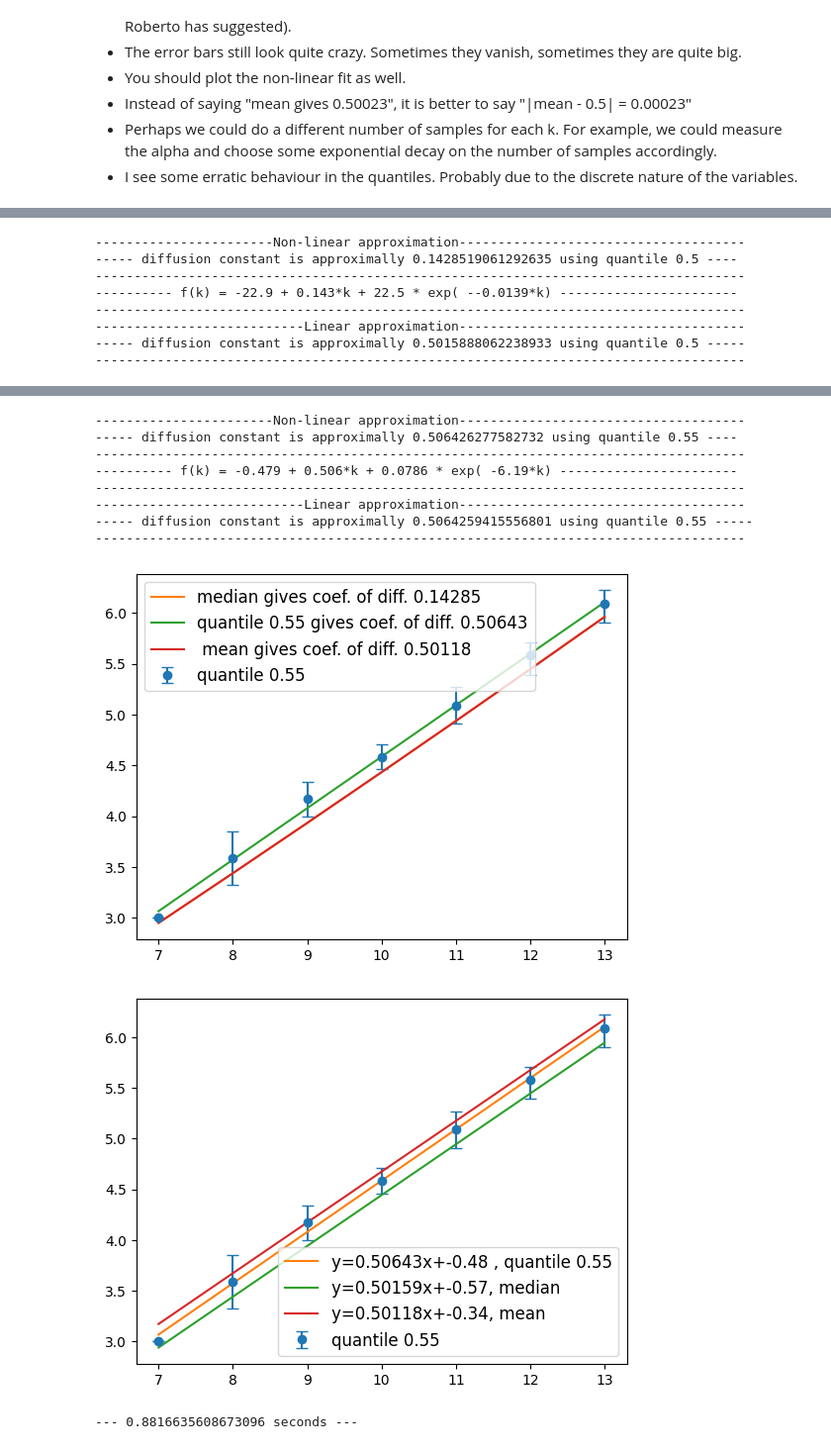
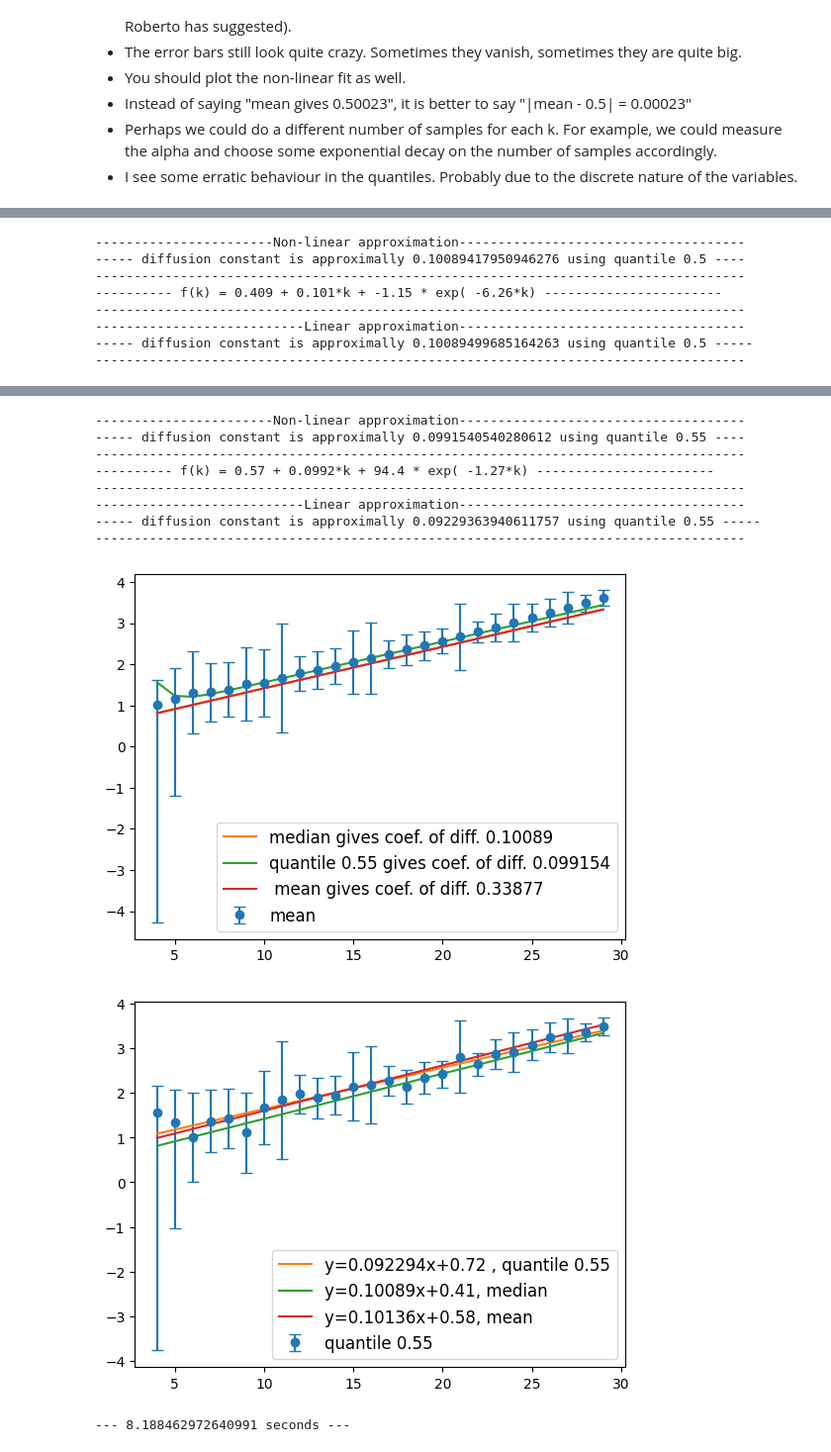
Before and after one commit to IgorSSBarbosa/Random-Walk, a Jupyter notebook: non_linear_fast_version.ipynb, the cells around one changed output, grey strips where cells are left out. Shown at 99% size. Cells and saved outputs as stored; diff of their text form; code cells hidden in the pictures.

```diff
--- a/non_linear_fast_version.ipynb
+++ b/non_linear_fast_version.ipynb
@@ -38,21 +38,21 @@ from scipy.optimize import least_squares # for nonlinear regression usinf min sq
 # seed the pseudorandom number generator
 from random import seed
 from random import random
-seed(2001) # seed random number generator
+seed(20019) # seed random number generator
 start_time = time.time()
 
-point1 = 5
-point2 = 14
-start = 7
+point1 = 4
+point2 = 30
+start = 4
 
-numbsimul = 160000
+numbsimul = 1600000
 Size = np.linspace(start, point2-1, point2-start)
 
 A = np.zeros((point2 - start,numbsimul))
 
 # simulations of random walks
 for k in range(start,point2):
-    n=pow(2,k)
+    n=pow(1.2,k)
     A[k-start] = 2*np.random.binomial(n,0.5,numbsimul) - n
 
 
@@ -70,7 +70,7 @@ def treat_this_data(A):
     return (absA,sortedAbs,meanA, median)
 
 # calculating the interval of confidence
-alpha = 0.001 # confidence level
+alpha = 0.01 # confidence level
 
 def confidence_level(logq, point2, sortedAbs):
     lowerboundindex = [math.floor(0.5*(numbsimul - math.sqrt(numbsimul)*norm.isf(alpha))) for i in range(point2)]
@@ -104,9 +104,9 @@ def regression(q, Size, A):
 
     quantile = np.quantile(absA, q, 1)
 
-    logquantile = np.log(quantile)/np.log(2)
-    logmean = np.log(meanA)/np.log(2)
-    logmedian = np.log(median)/np.log(2)
+    logquantile = np.log(1+quantile)/np.log(2)
+    logmean = np.log(meanA+1)/np.log(2)
+    logmedian = np.log(median+1)/np.log(2)
 
     if len(Size) > 2:
         # non linear regression
@@ -132,7 +132,7 @@ def regression(q, Size, A):
     if len(Size)>2:
         # Print non-linear graphics
         errorbar = confidence_level(logquantile, len(Size), sortedAbs)
-        plt.errorbar(Size,logquantile,yerr=errorbar,linestyle = 'None', label = 'quantile {:.2}'.format(q),capsize=4, marker = 'o')
+        plt.errorbar(Size,logmean,yerr=errorbar,linestyle = 'None', label = 'mean',capsize=4, marker = 'o')
         plt.plot(Size, fit_func(pmedian.x,Size), label='median gives coef. of diff. {:.5}'.format(pmedian.x[0]))
         plt.plot(Size, fit_func(func.x,Size), label='quantile {:.2} gives coef. of diff. {:.5}'.format(q,func.x[0]))
         plt.plot(Size, fit_func(pmedian.x,Size), label=' mean gives coef. of diff. {:.5}'.format(pmean.x[0]))
@@ -169,8 +169,8 @@ print("--- %s seconds ---" % (time.time() - start_time))
 -----------------------Non-linear approximation-------------------------------------
------ diffusion constant is approximally 0.1428519061292635 using quantile 0.5 ----
+----- diffusion constant is approximally 0.10089417950946276 using quantile 0.5 ----
 ------------------------------------------------------------------------------------
----------- f(k) = -22.9 + 0.143*k + 22.5 * exp( --0.0139*k) -----------------------
+---------- f(k) = 0.409 + 0.101*k + -1.15 * exp( -6.26*k) -----------------------
 ------------------------------------------------------------------------------------
 ---------------------------Linear approximation-------------------------------------
------ diffusion constant is approximally 0.5015888062238933 using quantile 0.5 -----
+----- diffusion constant is approximally 0.10089499685164263 using quantile 0.5 -----
 ------------------------------------------------------------------------------------
@@ -179,11 +179,11 @@ print("--- %s seconds ---" % (time.time() - start_time))
 -----------------------Non-linear approximation-------------------------------------
------ diffusion constant is approximally 0.506426277582732 using quantile 0.55 ----
+----- diffusion constant is approximally 0.0991540540280612 using quantile 0.55 ----
 ------------------------------------------------------------------------------------
----------- f(k) = -0.479 + 0.506*k + 0.0786 * exp( -6.19*k) -----------------------
+---------- f(k) = 0.57 + 0.0992*k + 94.4 * exp( -1.27*k) -----------------------
 ------------------------------------------------------------------------------------
 ---------------------------Linear approximation-------------------------------------
------ diffusion constant is approximally 0.5064259415556801 using quantile 0.55 -----
+----- diffusion constant is approximally 0.09229363940611757 using quantile 0.55 -----
 ------------------------------------------------------------------------------------
-[figure, old version]
+[figure, new version]
-[figure, old version]
+[figure, new version]
---- 0.8816635608673096 seconds ---
+--- 8.188462972640991 seconds ---
```
Also changed, not shown: parts of 1 cell of this notebook, 2 other files.
